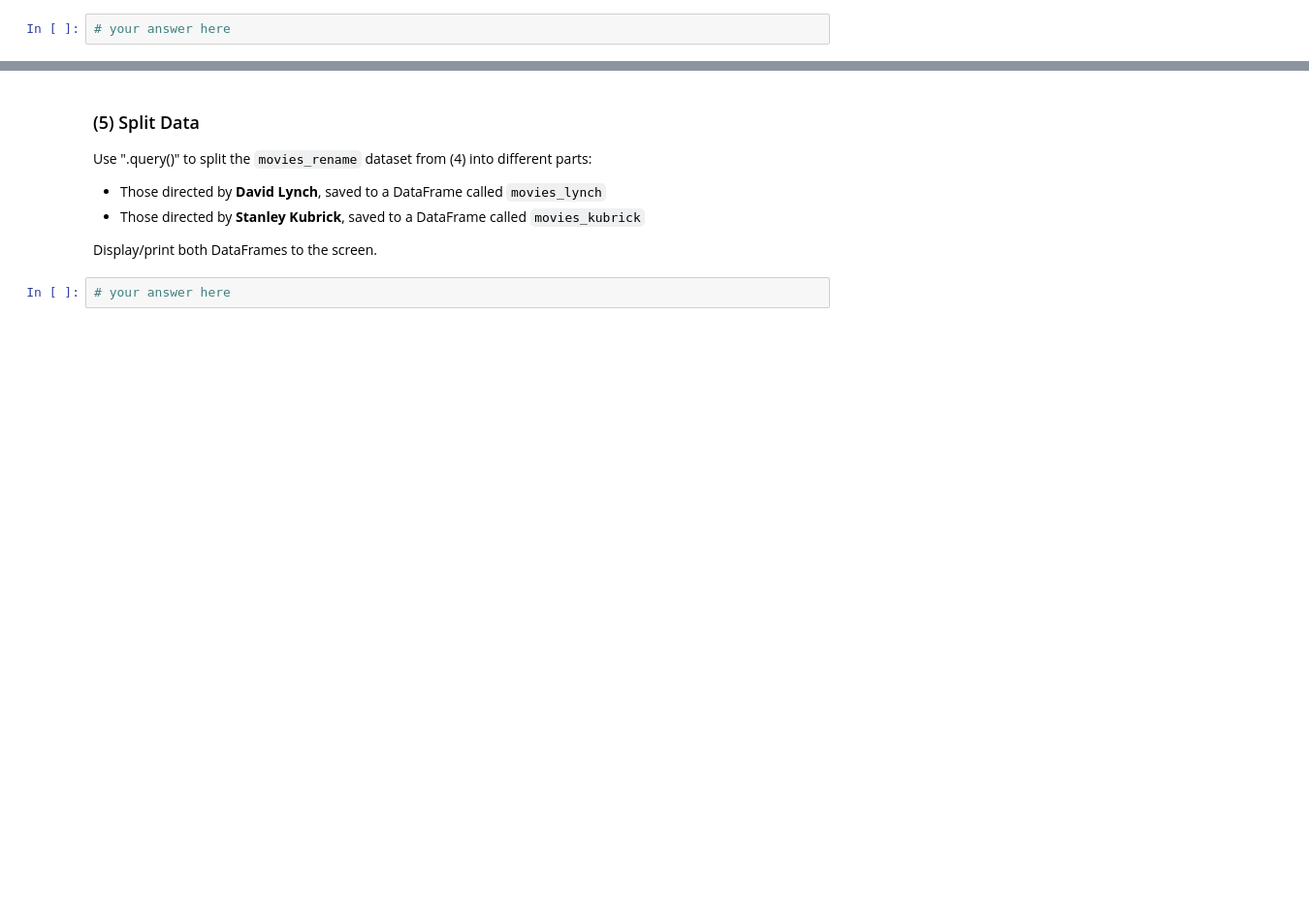
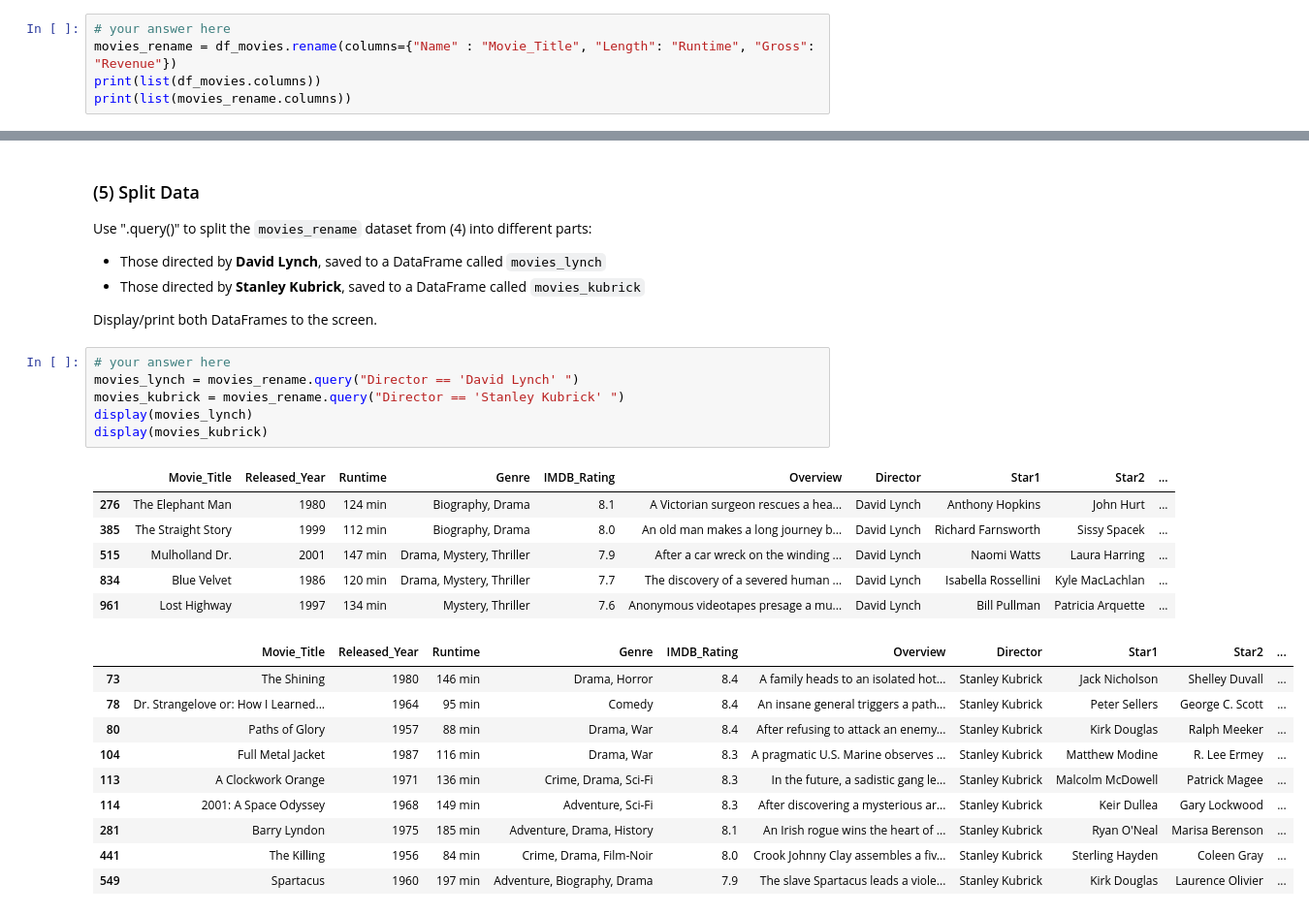
Before and after one commit to Aliceli0/qtm151fall2025, a Jupyter notebook: Assignments/assignment_8/assignment8.ipynb, the cells around one changed output, grey strips where cells are left out. Shown: that part at 97% size. Drawn from its saved outputs; the diff is of its cells as text; blank space fills up the shorter version.

```diff
--- a/Assignments/assignment_8/assignment8.ipynb
+++ b/Assignments/assignment_8/assignment8.ipynb
@@ -93,3 +149,6 @@ Create a new DataFrame ``movies_rename`` by renaming the following columns in ``
 Verify that this renaming worked by printing the column names of both the old DataFrame ("df_movies") and the new DataFrame ("movies_rename").
 # %%
 # your answer here
+movies_rename = df_movies.rename(columns={"Name" : "Movie_Title", "Length": "Runtime", "Gross": "Revenue"})
+print(list(df_movies.columns))
+print(list(movies_rename.columns))
@@ -104,3 +166,24 @@ Use ".query()" to split the ``movies_rename`` dataset from (4) into different pa
 Display/print both DataFrames to the screen.
 # %%
 # your answer here
+movies_lynch = movies_rename.query("Director == 'David Lynch' ")
+movies_kubrick = movies_rename.query("Director == 'Stanley Kubrick' ")
+display(movies_lynch)
+display(movies_kubrick)
+# %% [output]
+|  | Movie_Title | Released_Year | Runtime | Genre | IMDB_Rating | Overview | Director | Star1 | Star2 | ... |
+| 276 | The Elephant Man | 1980 | 124 min | Biography, Drama | 8.1 | A Victorian surgeon rescues a hea... | David Lynch | Anthony Hopkins | John Hurt | ... |
+| 385 | The Straight Story | 1999 | 112 min | Biography, Drama | 8.0 | An old man makes a long journey b... | David Lynch | Richard Farnsworth | Sissy Spacek | ... |
+| 515 | Mulholland Dr. | 2001 | 147 min | Drama, Mystery, Thriller | 7.9 | After a car wreck on the winding ... | David Lynch | Naomi Watts | Laura Harring | ... |
+| 834 | Blue Velvet | 1986 | 120 min | Drama, Mystery, Thriller | 7.7 | The discovery of a severed human ... | David Lynch | Isabella Rossellini | Kyle MacLachlan | ... |
+| 961 | Lost Highway | 1997 | 134 min | Mystery, Thriller | 7.6 | Anonymous videotapes presage a mu... | David Lynch | Bill Pullman | Patricia Arquette | ... |
+|  | Movie_Title | Released_Year | Runtime | Genre | IMDB_Rating | Overview | Director | Star1 | Star2 | ... |
+| 73 | The Shining | 1980 | 146 min | Drama, Horror | 8.4 | A family heads to an isolated hot... | Stanley Kubrick | Jack Nicholson | Shelley Duvall | ... |
+| 78 | Dr. Strangelove or: How I Learned... | 1964 | 95 min | Comedy | 8.4 | An insane general triggers a path... | Stanley Kubrick | Peter Sellers | George C. Scott | ... |
+| 80 | Paths of Glory | 1957 | 88 min | Drama, War | 8.4 | After refusing to attack an enemy... | Stanley Kubrick | Kirk Douglas | Ralph Meeker | ... |
+| 104 | Full Metal Jacket | 1987 | 116 min | Drama, War | 8.3 | A pragmatic U.S. Marine observes ... | Stanley Kubrick | Matthew Modine | R. Lee Ermey | ... |
+| 113 | A Clockwork Orange | 1971 | 136 min | Crime, Drama, Sci-Fi | 8.3 | In the future, a sadistic gang le... | Stanley Kubrick | Malcolm McDowell | Patrick Magee | ... |
+| 114 | 2001: A Space Odyssey | 1968 | 149 min | Adventure, Sci-Fi | 8.3 | After discovering a mysterious ar... | Stanley Kubrick | Keir Dullea | Gary Lockwood | ... |
+| 281 | Barry Lyndon | 1975 | 185 min | Adventure, Drama, History | 8.1 | An Irish rogue wins the heart of ... | Stanley Kubrick | Ryan O'Neal | Marisa Berenson | ... |
+| 441 | The Killing | 1956 | 84 min | Crime, Drama, Film-Noir | 8.0 | Crook Johnny Clay assembles a fiv... | Stanley Kubrick | Sterling Hayden | Coleen Gray | ... |
+| 549 | Spartacus | 1960 | 197 min | Adventure, Biography, Drama | 7.9 | The slave Spartacus leads a viole... | Stanley Kubrick | Kirk Douglas | Laurence Olivier | ... |
```
Also changed, not shown: parts of 7 cells of this notebook.
